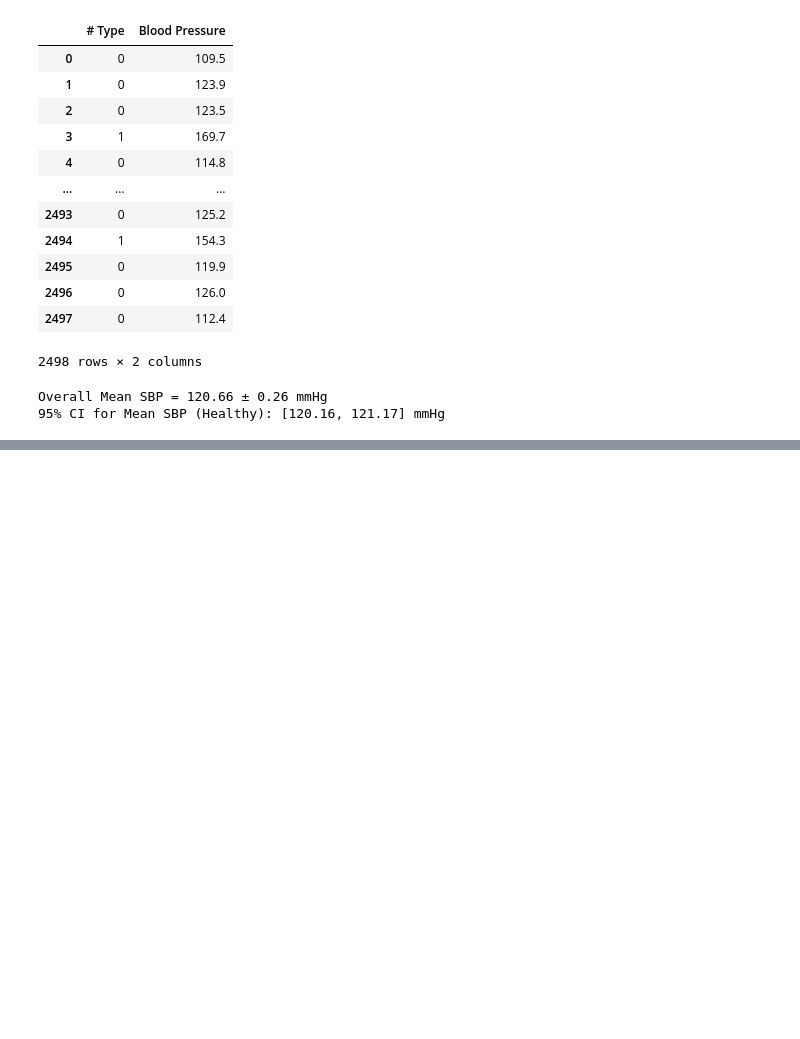
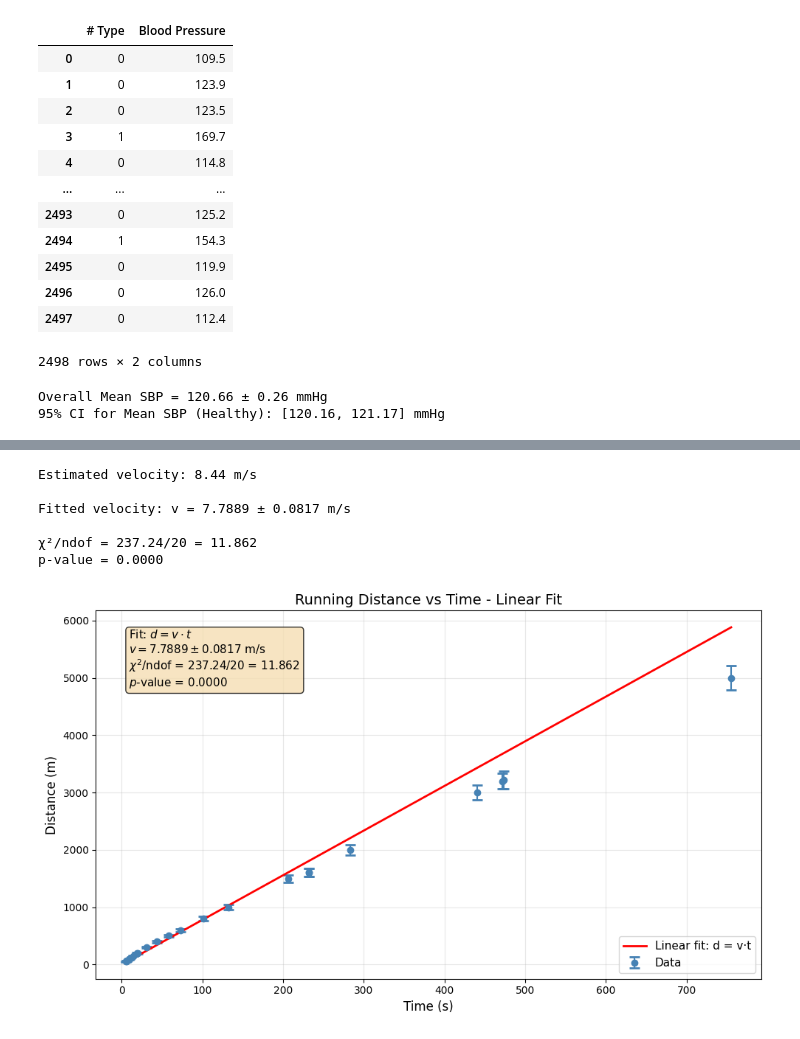
Before and after one commit to Villadshoff/AppStat2025, a Jupyter notebook: DataAndCodeForExam/EXAM.ipynb, the cells around one changed output, grey strips where cells are left out. Cells and saved outputs as stored; diff of their text form; code cells hidden in the pictures; blank space fills up the shorter version.

```diff
--- a/DataAndCodeForExam/EXAM.ipynb
+++ b/DataAndCodeForExam/EXAM.ipynb
@@ -1082,0 +1788,4 @@ Text(0, 0.5, 'Systolic Blood Pressure (mmHg)')
+# %%
+dataframe = pd.read_csv('data_RunningTimes.csv', header=0)
+dist, t, sigma_t = dataframe.values.T
+dataframe
@@ -1082,0 +1810,75 @@ Text(0, 0.5, 'Systolic Blood Pressure (mmHg)')
+# %%
+
+# estimate error on d to get fit
+#start wth estimate v
+v_estimate = np.mean(dist / t)
+print(f"Estimated velocity: {v_estimate:.2f} m/s")
+
+# Convert sigma_t to sigma_d using estimated v
+sigma_d = v_estimate * sigma_t
+
+def func_run(t, v):
+    return v * t
+
+
+cfit = cost.LeastSquares(t, dist, sigma_d, func_run)
+m = Minuit(cfit, v=v_estimate)
+m.migrad()
+
+# Step 5: Get fitted velocity
+v_fit = m.values['v']
+sigma_v_fit = m.errors['v']
+
+print(f"\nFitted velocity: v = {v_fit:.4f} ± {sigma_v_fit:.4f} m/s")
+
+# Step 6: Recalculate sigma_d with fitted v (optional refinement)
+sigma_d_final = np.sqrt((t * sigma_v_fit)**2 + (v_fit * sigma_t)**2)
+
+# Step 7: Calculate chi-square
+chi2 = m.fval
+ndof = len(t) - m.nfit
+chi2_ndof = chi2 / ndof
+p_value = stats.chi2.sf(chi2, ndof)
+
+print(f"\nχ²/ndof = {chi2:.2f}/{ndof} = {chi2_ndof:.3f}")
+print(f"p-value = {p_value:.4f}")
+
+
+# Plot with fit info box
+fig, ax = plt.subplots(figsize=(10, 6))
+
+ax.errorbar(t, dist, yerr=sigma_d, fmt='o', color='steelblue',
+            markersize=6, capsize=5, capthick=2, label='Data')
+
+t_smooth = np.linspace(t.min(), t.max(), 100)
+ax.plot(t_smooth, func_run(t_smooth, v_fit), 'r-', linewidth=2,
+        label='Linear fit: d = v·t')
+
+# Create fit info text
+fit_info_text = (
+    f'Fit: $d = v \\cdot t$\n'
+    f'$v = {v_fit:.4f} \\pm {sigma_v_fit:.4f}$ m/s\n'
+    f'$\\chi^2$/ndof = {chi2:.2f}/{ndof} = {chi2_ndof:.3f}\n'
+    f'$p$-value = {p_value:.4f}'
+)
+
+# Add text box
+ax.text(0.05, 0.95, fit_info_text, transform=ax.transAxes,
+        fontsize=11, verticalalignment='top',
+        bbox=dict(boxstyle='round', facecolor='wheat', alpha=0.8))
+
+ax.set_xlabel('Time (s)', fontsize=12)
+ax.set_ylabel('Distance (m)', fontsize=12)
+ax.set_title('Running Distance vs Time - Linear Fit', fontsize=14)
+ax.legend(loc='lower right', fontsize=11)
+ax.grid(True, alpha=0.3)
+plt.tight_layout()
+plt.show()
+# %% [output]
+Estimated velocity: 8.44 m/s
+
+Fitted velocity: v = 7.7889 ± 0.0817 m/s
+
+χ²/ndof = 237.24/20 = 11.862
+p-value = 0.0000
+[figure, added]
```
Also changed, not shown: parts of 14 cells of this notebook.
